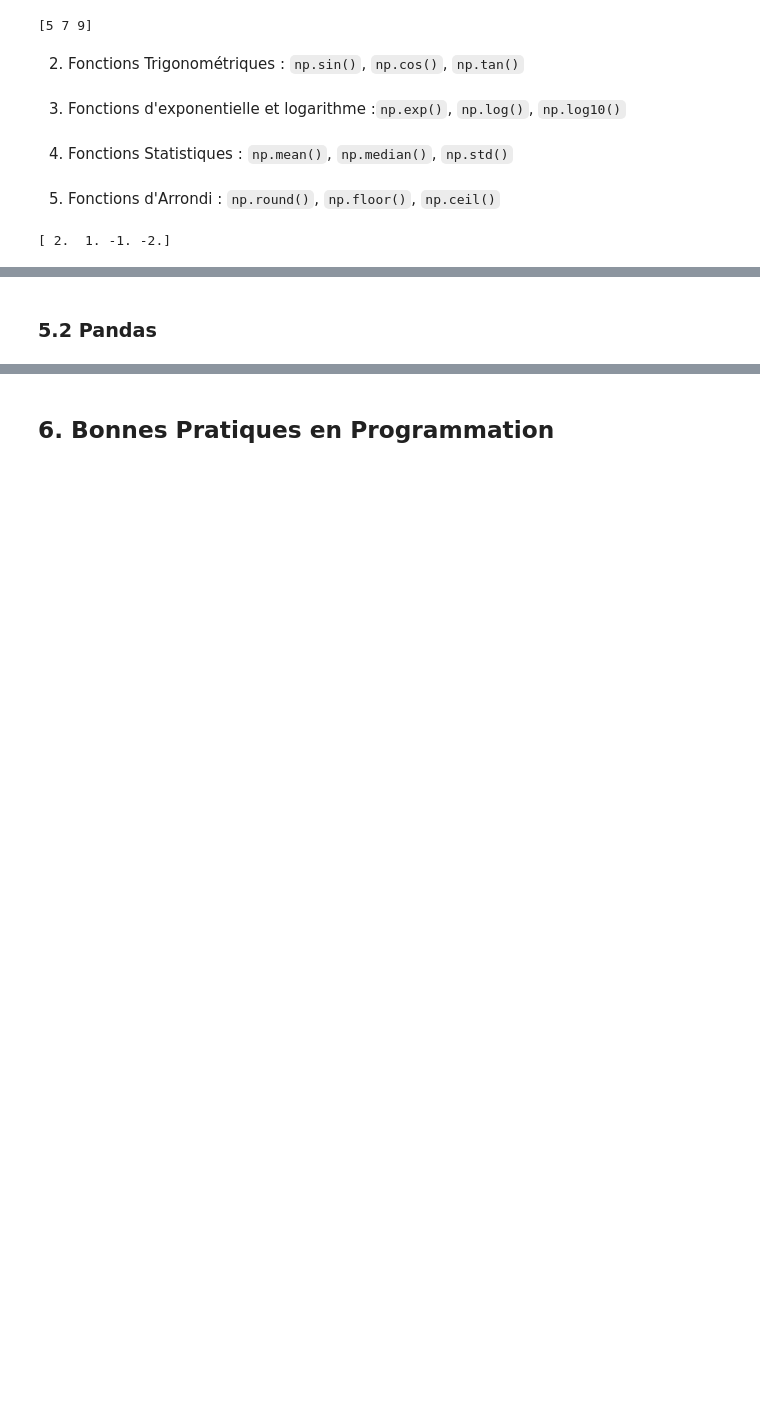
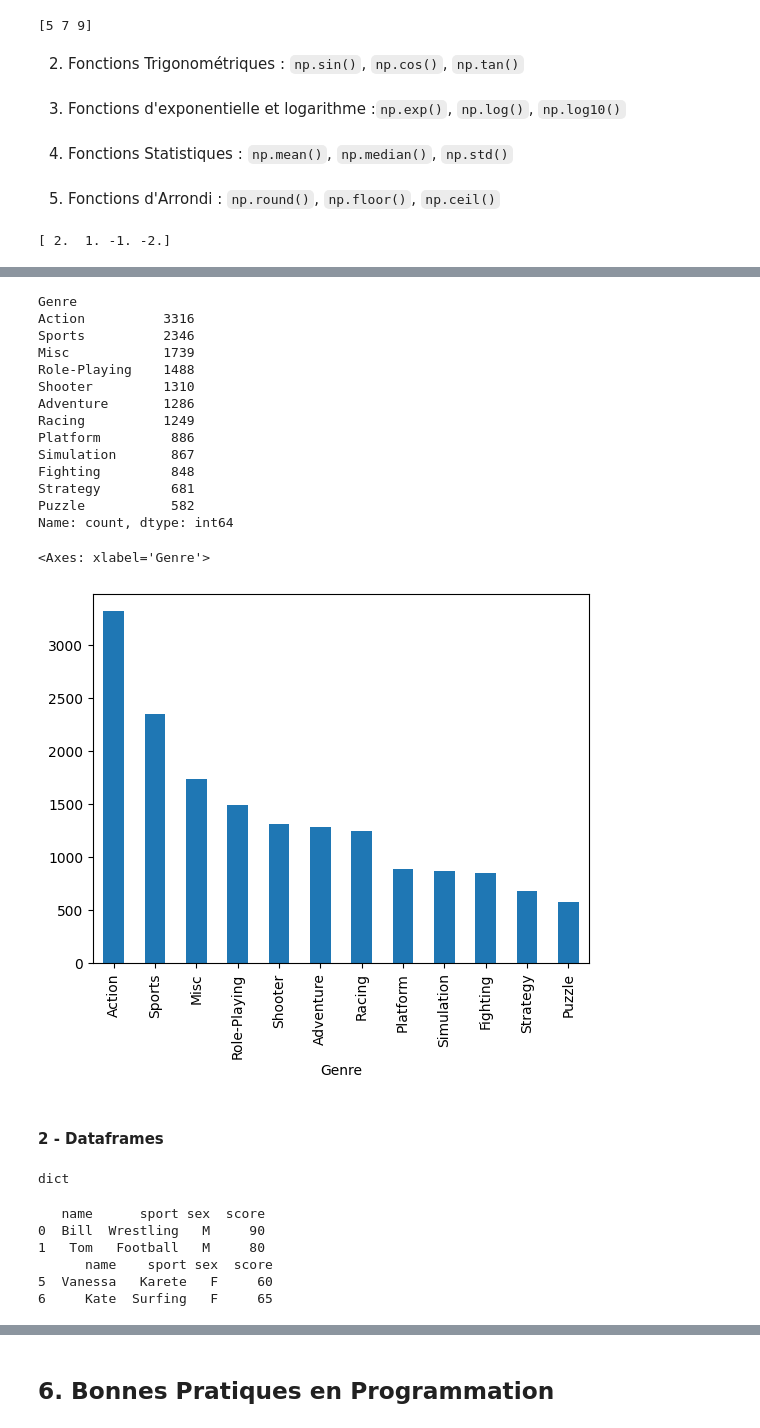
Before and after one commit to universdesdonnees/Python-Introduction, a Jupyter notebook: cours/cours.ipynb, the cells around one changed output, grey strips where cells are left out. Cells and saved outputs as stored; diff of their text form; code cells hidden in the pictures; blank space fills up the shorter version.

Commit message:
ajout pandas tutos

```diff
--- a/cours/cours.ipynb
+++ b/cours/cours.ipynb
@@ -1749,2 +1989,24 @@ print(rounded)
+# %%
+print(games.Genre.value_counts())
+
+ # Diagramme en barres des genres
+games.Genre.value_counts().plot(kind="bar")
+# %% [output]
+Genre
+Action          3316
+Sports          2346
+Misc            1739
+Role-Playing    1488
+Shooter         1310
+Adventure       1286
+Racing          1249
+Platform         886
+Simulation       867
+Fighting         848
+Strategy         681
+Puzzle           582
+Name: count, dtype: int64
+<Axes: xlabel='Genre'>
+[figure, added]
 # %% [markdown]
-### 5.2 Pandas
+#### 2 - Dataframes
@@ -1750,0 +2019,15 @@ print(rounded)
+# %%
+type(data)
+# %% [output]
+dict
+# %%
+df=pd.DataFrame(data,columns=["name","sport","","score"])
+print(df.head(2))
+print(df.tail(2))
+# %% [output]
+   name      sport sex  score
+0  Bill  Wrestling   M     90
+1   Tom   Football   M     80
+      name    sport sex  score
+5  Vanessa   Karete   F     60
+6     Kate  Surfing   F     65
```
Also changed, not shown: parts of 62 cells of this notebook, 1 other file.
